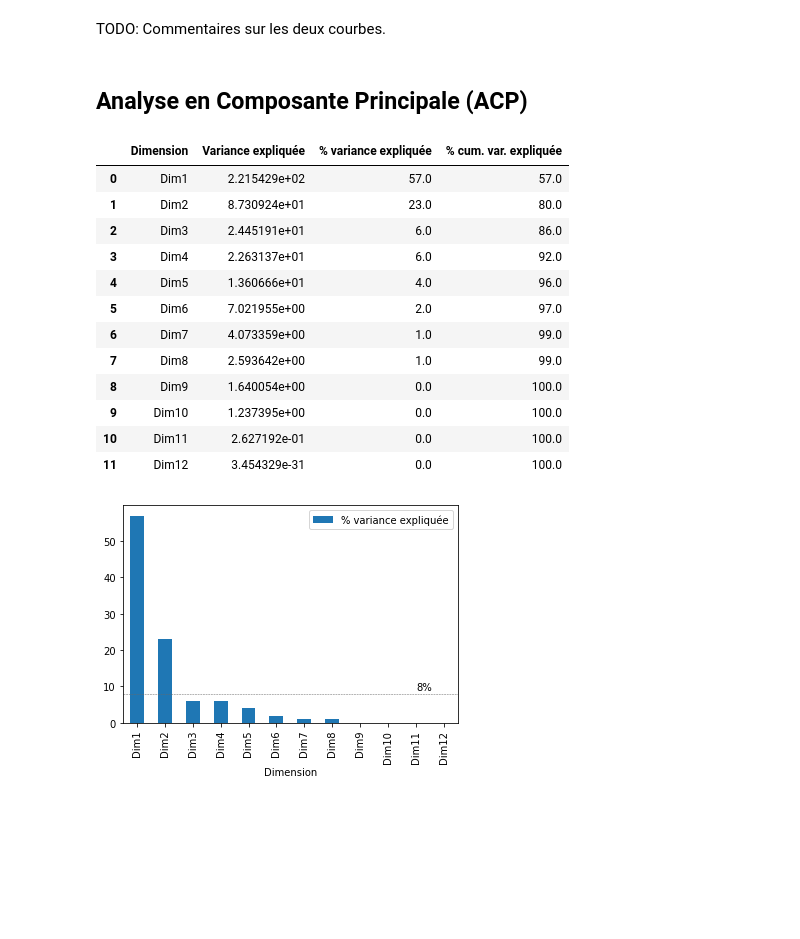
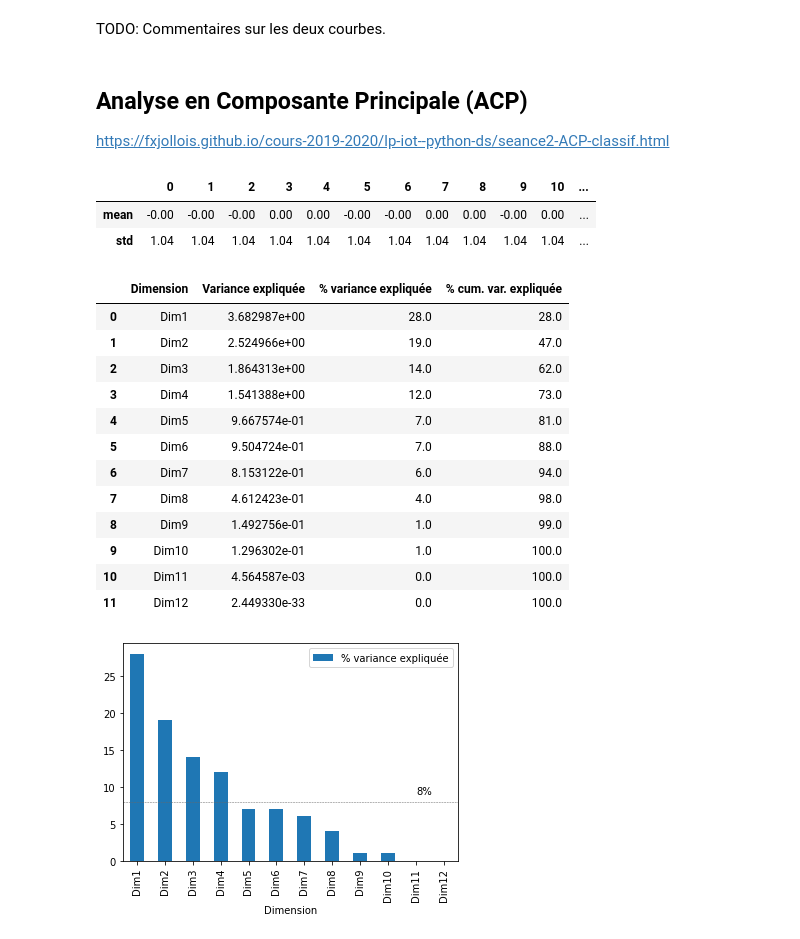
Before and after one commit to hadouin/data-science-isep, a Jupyter notebook: main.ipynb, the cells around one changed output. Saved outputs shown, nothing was run; the diff lists cells and outputs as text; code cells hidden in the pictures; blank space fills up the shorter version.

```diff
--- a/main.ipynb
+++ b/main.ipynb
@@ -222,50 +222,59 @@ ax.legend(handles=patches, bbox_to_anchor=(1, 1))
 [figure]
 # %% [markdown]
 TODO: Commentaires sur les deux courbes.
-# %% [markdown]
-## Analyse en Composante Principale (ACP)
+# %% [markdown]
+## Analyse en Composante Principale (ACP)
+https://fxjollois.github.io/cours-2019-2020/lp-iot--python-ds/seance2-ACP-classif.html
+# %%
+import numpy as np
+from sklearn.decomposition import PCA
+from sklearn.preprocessing import normalize, StandardScaler
+
+data_sans_zeros_sans_mois = data_sans_zeros.drop(['Mois'], axis=1)
+normalized_data = normalize(data_sans_zeros_sans_mois)
+scaled_data = StandardScaler().fit_transform(normalized_data)
+
+idx = ["mean", "std"]
+
+pd.DataFrame(scaled_data).describe().round(2).loc[idx, :]
+# %% [output]
+|  | 0 | 1 | 2 | 3 | 4 | 5 | 6 | 7 | 8 | 9 | 10 | ... |
+| mean | -0.00 | -0.00 | -0.00 | 0.00 | 0.00 | -0.00 | -0.00 | 0.00 | 0.00 | -0.00 | 0.00 | ... |
+| std | 1.04 | 1.04 | 1.04 | 1.04 | 1.04 | 1.04 | 1.04 | 1.04 | 1.04 | 1.04 | 1.04 | ... |
 # %%
-from sklearn.decomposition import PCA
-import numpy
-
-data_sans_zeros_sans_mois = data_sans_zeros.drop(['Mois'], axis=1)
-# réduire les données pour les mettre à la même échelle
-reduced_data = (data_sans_zeros_sans_mois - data_sans_zeros_sans_mois.mean()) / data_sans_zeros_sans_mois.std()
-
-
 pca = PCA()
-pca.fit(reduced_data)
+pca.fit_transform(scaled_data)
 
 eig = pd.DataFrame(
     {
         "Dimension" : ["Dim" + str(x + 1) for x in range(12)],
         "Variance expliquée" : pca.explained_variance_,
-        "% variance expliquée" : numpy.round(pca.explained_variance_ratio_ * 100),
-        "% cum. var. expliquée" : numpy.round(numpy.cumsum(pca.explained_variance_ratio_) * 100)
+        "% variance expliquée" : np.round(pca.explained_variance_ratio_ * 100),
+        "% cum. var. expliquée" : np.round(np.cumsum(pca.explained_variance_ratio_) * 100)
     }
 )
 eig
 # %% [output]
 |  | Dimension | Variance expliquée | % variance expliquée | % cum. var. expliquée |
-| 0 | Dim1 | 2.215429e+02 | 57.0 | 57.0 |
-| 1 | Dim2 | 8.730924e+01 | 23.0 | 80.0 |
-| 2 | Dim3 | 2.445191e+01 | 6.0 | 86.0 |
-| 3 | Dim4 | 2.263137e+01 | 6.0 | 92.0 |
-| 4 | Dim5 | 1.360666e+01 | 4.0 | 96.0 |
-| 5 | Dim6 | 7.021955e+00 | 2.0 | 97.0 |
-| 6 | Dim7 | 4.073359e+00 | 1.0 | 99.0 |
-| 7 | Dim8 | 2.593642e+00 | 1.0 | 99.0 |
-| 8 | Dim9 | 1.640054e+00 | 0.0 | 100.0 |
-| 9 | Dim10 | 1.237395e+00 | 0.0 | 100.0 |
-| 10 | Dim11 | 2.627192e-01 | 0.0 | 100.0 |
-| 11 | Dim12 | 3.454329e-31 | 0.0 | 100.0 |
+| 0 | Dim1 | 3.682987e+00 | 28.0 | 28.0 |
+| 1 | Dim2 | 2.524966e+00 | 19.0 | 47.0 |
+| 2 | Dim3 | 1.864313e+00 | 14.0 | 62.0 |
+| 3 | Dim4 | 1.541388e+00 | 12.0 | 73.0 |
+| 4 | Dim5 | 9.667574e-01 | 7.0 | 81.0 |
+| 5 | Dim6 | 9.504724e-01 | 7.0 | 88.0 |
+| 6 | Dim7 | 8.153122e-01 | 6.0 | 94.0 |
+| 7 | Dim8 | 4.612423e-01 | 4.0 | 98.0 |
+| 8 | Dim9 | 1.492756e-01 | 1.0 | 99.0 |
+| 9 | Dim10 | 1.296302e-01 | 1.0 | 100.0 |
+| 10 | Dim11 | 4.564587e-03 | 0.0 | 100.0 |
+| 11 | Dim12 | 2.449330e-33 | 0.0 | 100.0 |
 # %%
 eig.plot.bar(x = "Dimension", y = "% variance expliquée") # permet un diagramme en barres
 plt.text(10, 9, "8%") # ajout de texte
 plt.axhline(y = 8, linewidth = .5, color = "dimgray", linestyle = "--") # ligne 8 = 100 / 12 (nb dimensions)
 plt.show()
 # %% [output]
-[figure, old version]
+[figure, new version]
 # %%
 data_pca = pca.transform(data_sans_zeros_sans_mois)
 # Transformation en DataFrame pandas
```
Also changed, not shown: parts of 5 cells of this notebook.
